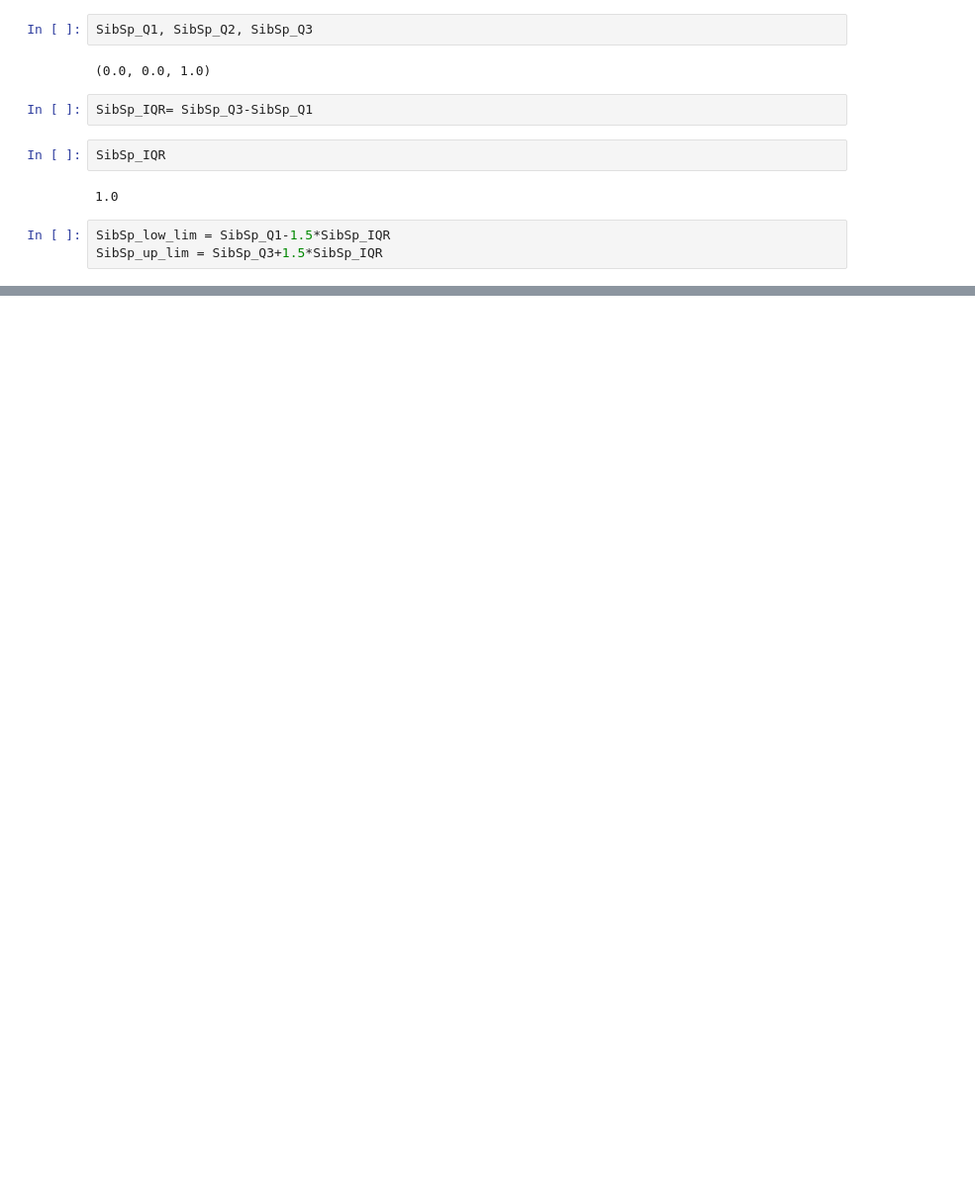
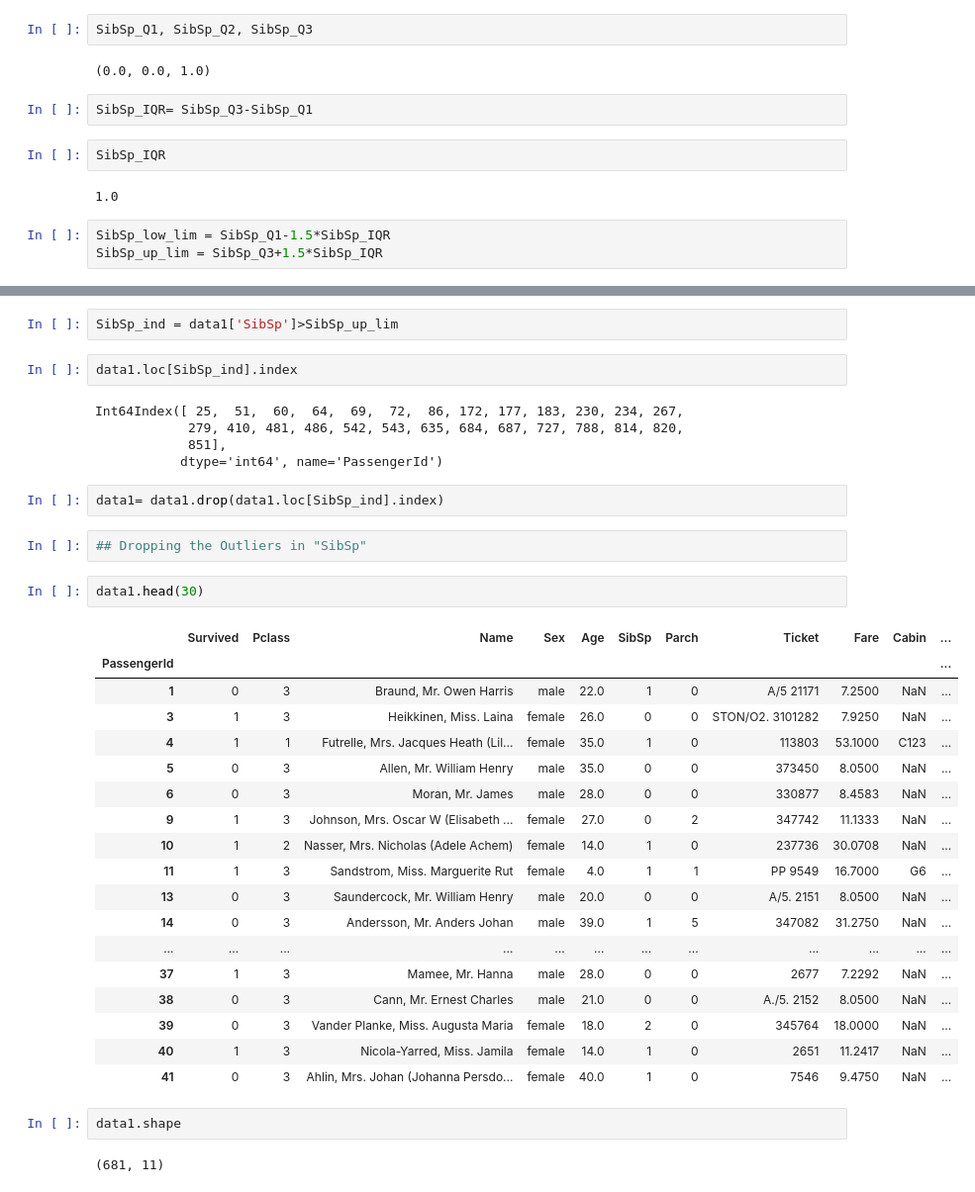
Before and after one commit to Zandubai/ICT-DATA-SCIENCE-AND-ANALYTICS, a Jupyter notebook: Arunabh_Vijayakumar(PreProcessing.ipynb, the cells around one changed output, grey strips where cells are left out. Shown: that part at 99% size. Cells and saved outputs as stored; diff of their text form; blank space fills up the shorter version.

```diff
--- a/Arunabh_Vijayakumar(PreProcessing.ipynb
+++ b/Arunabh_Vijayakumar(PreProcessing.ipynb
@@ -359,0 +406,38 @@ SibSp_up_lim = SibSp_Q3+1.5*SibSp_IQR
+# %%
+SibSp_ind = data1['SibSp']>SibSp_up_lim
+# %%
+data1.loc[SibSp_ind].index
+# %% [output]
+Int64Index([ 25,  51,  60,  64,  69,  72,  86, 172, 177, 183, 230, 234, 267,
+            279, 410, 481, 486, 542, 543, 635, 684, 687, 727, 788, 814, 820,
+            851],
+           dtype='int64', name='PassengerId')
+# %%
+data1= data1.drop(data1.loc[SibSp_ind].index)
+# %%
+## Dropping the Outliers in "SibSp"
+# %%
+data1.head(30)
+# %% [output]
+|  | Survived | Pclass | Name | Sex | Age | SibSp | Parch | Ticket | Fare | Cabin | ... |
+| PassengerId |  |  |  |  |  |  |  |  |  |  | ... |
+| 1 | 0 | 3 | Braund, Mr. Owen Harris | male | 22.0 | 1 | 0 | A/5 21171 | 7.2500 | NaN | ... |
+| 3 | 1 | 3 | Heikkinen, Miss. Laina | female | 26.0 | 0 | 0 | STON/O2. 3101282 | 7.9250 | NaN | ... |
+| 4 | 1 | 1 | Futrelle, Mrs. Jacques Heath (Lil... | female | 35.0 | 1 | 0 | 113803 | 53.1000 | C123 | ... |
+| 5 | 0 | 3 | Allen, Mr. William Henry | male | 35.0 | 0 | 0 | 373450 | 8.0500 | NaN | ... |
+| 6 | 0 | 3 | Moran, Mr. James | male | 28.0 | 0 | 0 | 330877 | 8.4583 | NaN | ... |
+| 9 | 1 | 3 | Johnson, Mrs. Oscar W (Elisabeth ... | female | 27.0 | 0 | 2 | 347742 | 11.1333 | NaN | ... |
+| 10 | 1 | 2 | Nasser, Mrs. Nicholas (Adele Achem) | female | 14.0 | 1 | 0 | 237736 | 30.0708 | NaN | ... |
+| 11 | 1 | 3 | Sandstrom, Miss. Marguerite Rut | female | 4.0 | 1 | 1 | PP 9549 | 16.7000 | G6 | ... |
+| 13 | 0 | 3 | Saundercock, Mr. William Henry | male | 20.0 | 0 | 0 | A/5. 2151 | 8.0500 | NaN | ... |
+| 14 | 0 | 3 | Andersson, Mr. Anders Johan | male | 39.0 | 1 | 5 | 347082 | 31.2750 | NaN | ... |
+| ... | ... | ... | ... | ... | ... | ... | ... | ... | ... | ... | ... |
+| 37 | 1 | 3 | Mamee, Mr. Hanna | male | 28.0 | 0 | 0 | 2677 | 7.2292 | NaN | ... |
+| 38 | 0 | 3 | Cann, Mr. Ernest Charles | male | 21.0 | 0 | 0 | A./5. 2152 | 8.0500 | NaN | ... |
+| 39 | 0 | 3 | Vander Planke, Miss. Augusta Maria | female | 18.0 | 2 | 0 | 345764 | 18.0000 | NaN | ... |
+| 40 | 1 | 3 | Nicola-Yarred, Miss. Jamila | female | 14.0 | 1 | 0 | 2651 | 11.2417 | NaN | ... |
+| 41 | 0 | 3 | Ahlin, Mrs. Johan (Johanna Persdo... | female | 40.0 | 1 | 0 | 7546 | 9.4750 | NaN | ... |
+# %%
+data1.shape
+# %% [output]
+(681, 11)
```
Also changed, not shown: parts of 40 cells of this notebook.
